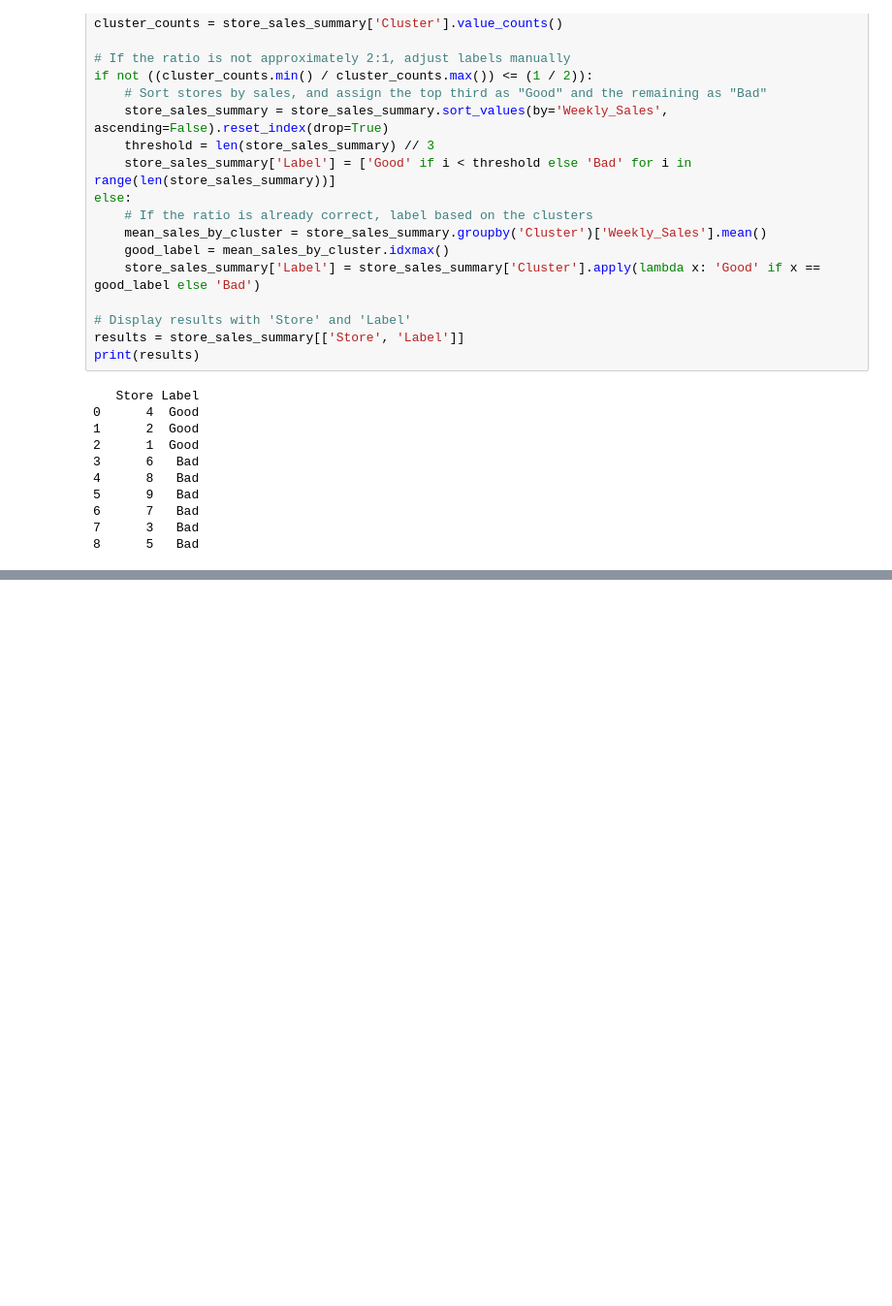
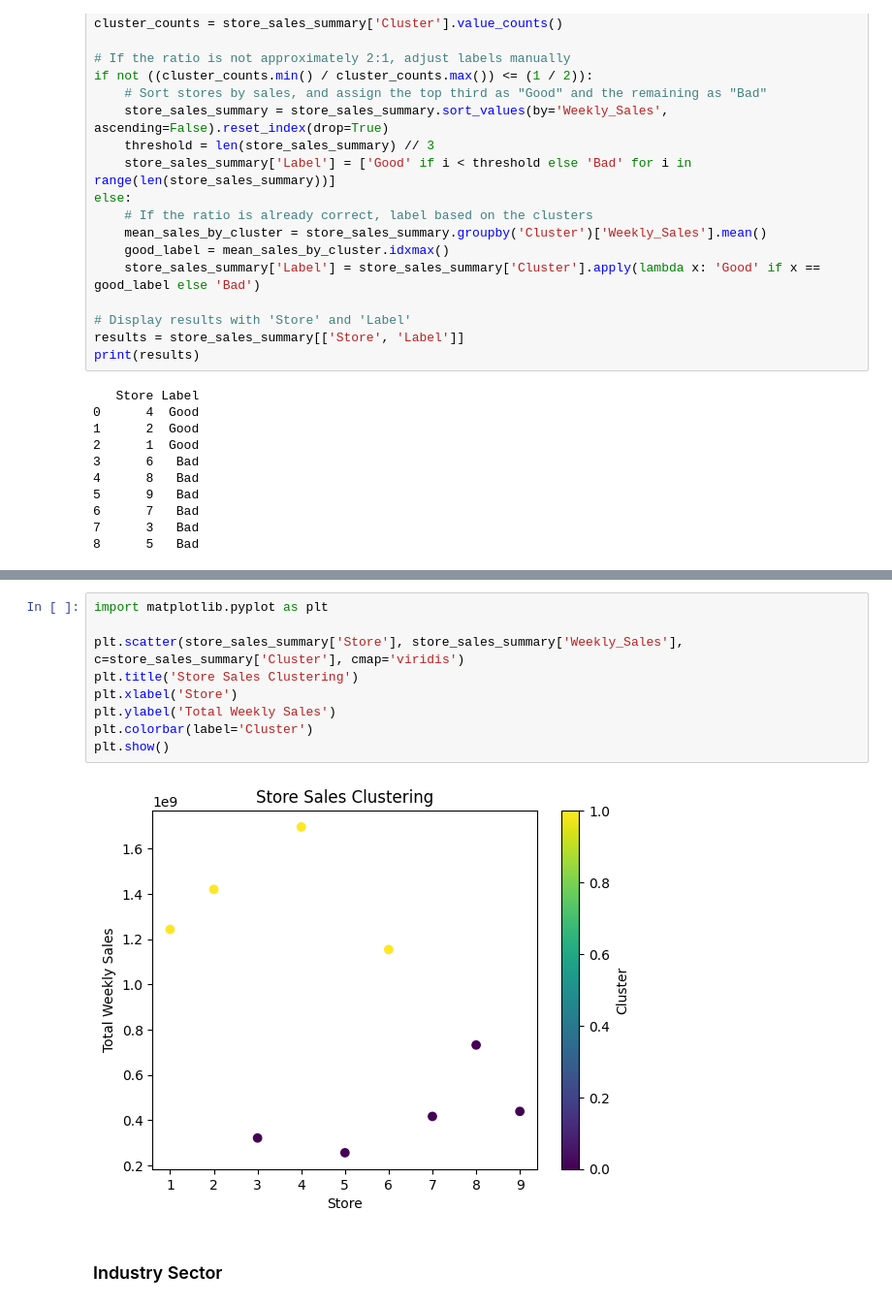
Before and after one commit to saulzmtz/ds, a Jupyter notebook: leaningTower1.ipynb, the cells around one changed output, grey strips where cells are left out. Shown: that part at 97% size. Saved outputs shown, nothing was run; the diff lists cells and outputs as text; blank space fills up the shorter version.

```diff
--- a/leaningTower1.ipynb
+++ b/leaningTower1.ipynb
@@ -809,0 +839,13 @@ print(results)
+# %%
+import matplotlib.pyplot as plt
+
+plt.scatter(store_sales_summary['Store'], store_sales_summary['Weekly_Sales'], c=store_sales_summary['Cluster'], cmap='viridis')
+plt.title('Store Sales Clustering')
+plt.xlabel('Store')
+plt.ylabel('Total Weekly Sales')
+plt.colorbar(label='Cluster')
+plt.show()
+# %% [output]
+[figure, added]
+# %% [markdown]
+### Industry Sector
```
Also changed, not shown: parts of 3 cells of this notebook.
